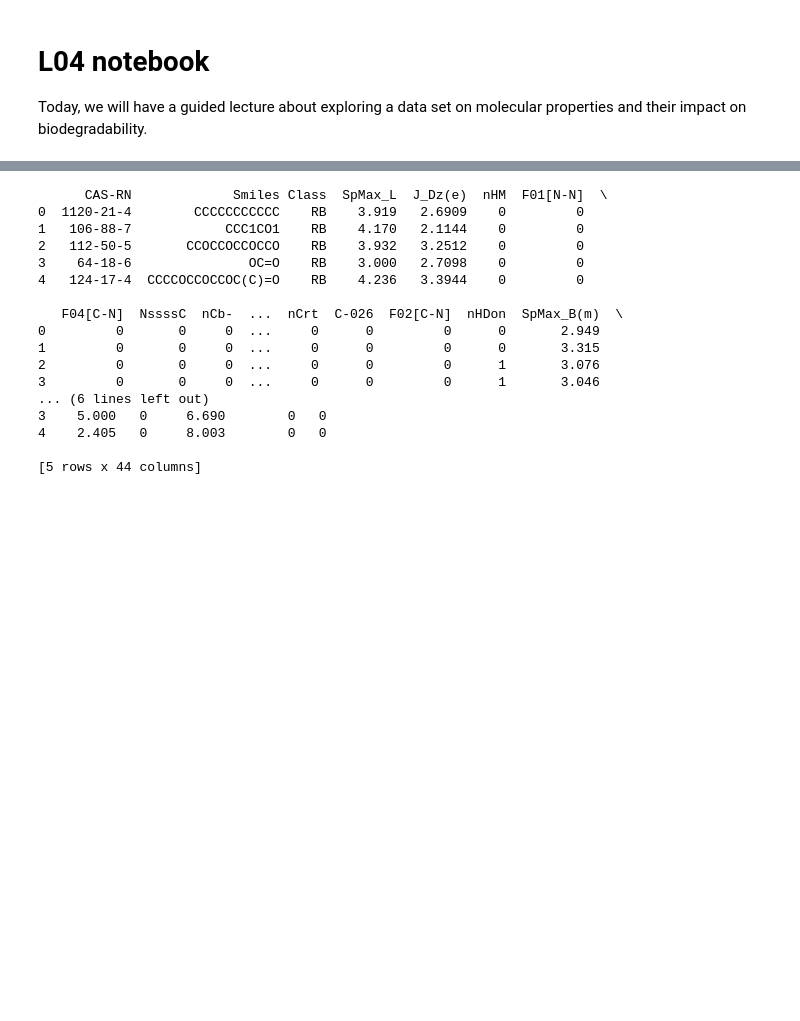
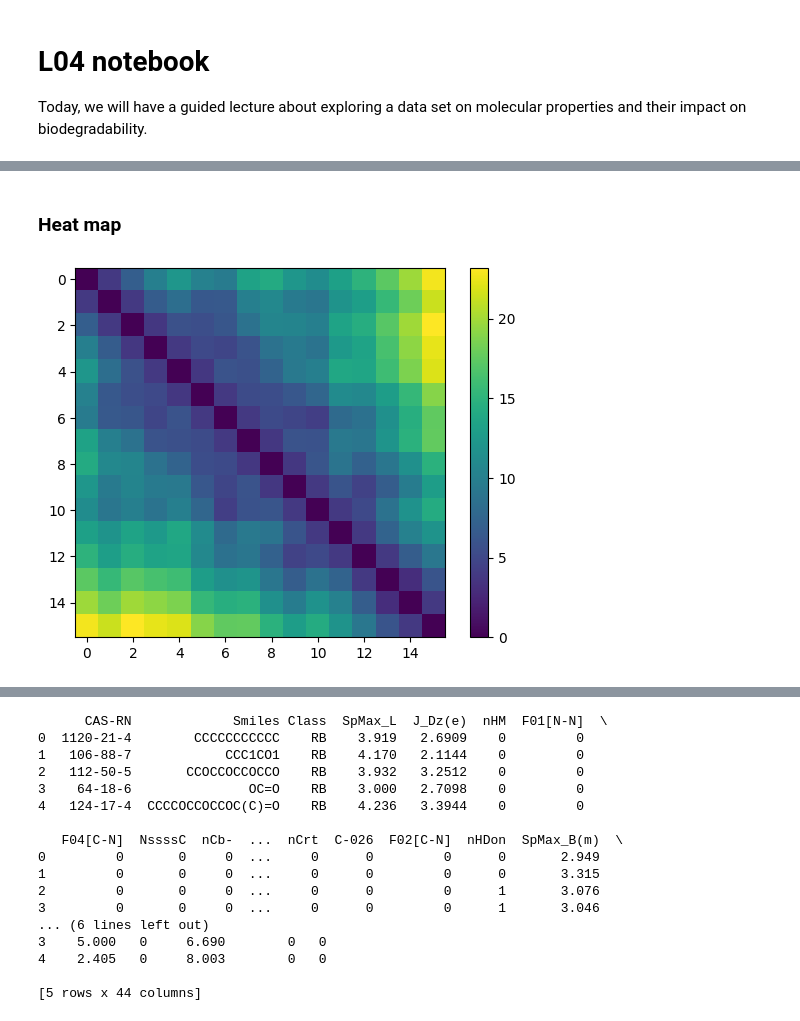
Before and after one commit to oasci/pitt-biosc1540-2024s, a Jupyter notebook: biosc1540/lectures/04/l04-instructor.ipynb, the cells around one changed output, grey strips where cells are left out. Drawn from its saved outputs; the diff is of its cells as text; code cells hidden in the pictures; blank space fills up the shorter version.

```diff
--- a/biosc1540/lectures/04/l04-instructor.ipynb
+++ b/biosc1540/lectures/04/l04-instructor.ipynb
@@ -8,0 +37,11 @@ import matplotlib.pyplot as plt
+# %%
+import io
+from urllib import request
+
+NPY_PATH = "https://gitlab.com/oasci/courses/pitt/biosc1540-2024s/-/raw/main/biosc1540/files/npy/protein-contact-maps.npy"
+
+response = request.urlopen(NPY_PATH)
+content = response.read()
+
+# Load the .npy file
+contact_maps = np.load(io.BytesIO(content))
@@ -8,0 +72,12 @@ import matplotlib.pyplot as plt
+# %% [markdown]
+### Heat map
+# %%
+# Plot the heatmap
+index = 0
+plt.imshow(contact_maps[index], cmap="viridis", interpolation="nearest")
+plt.colorbar()  # Add colorbar for reference
+
+# Show the plot
+plt.show()
+# %% [output]
+[figure, added]
```
Also changed, not shown: parts of 6 cells of this notebook.
